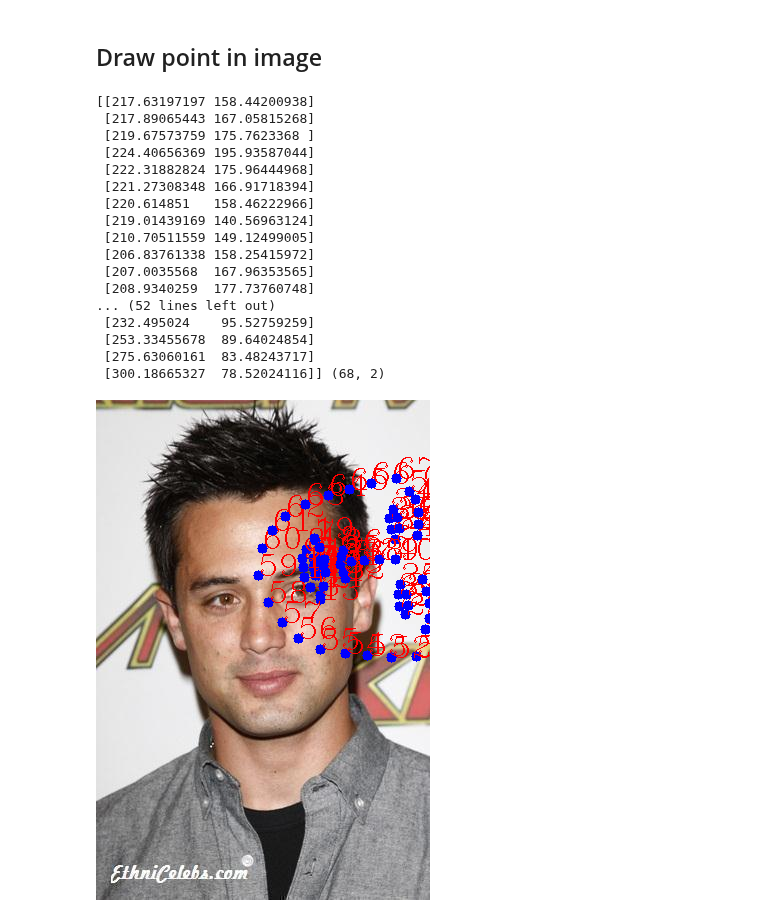
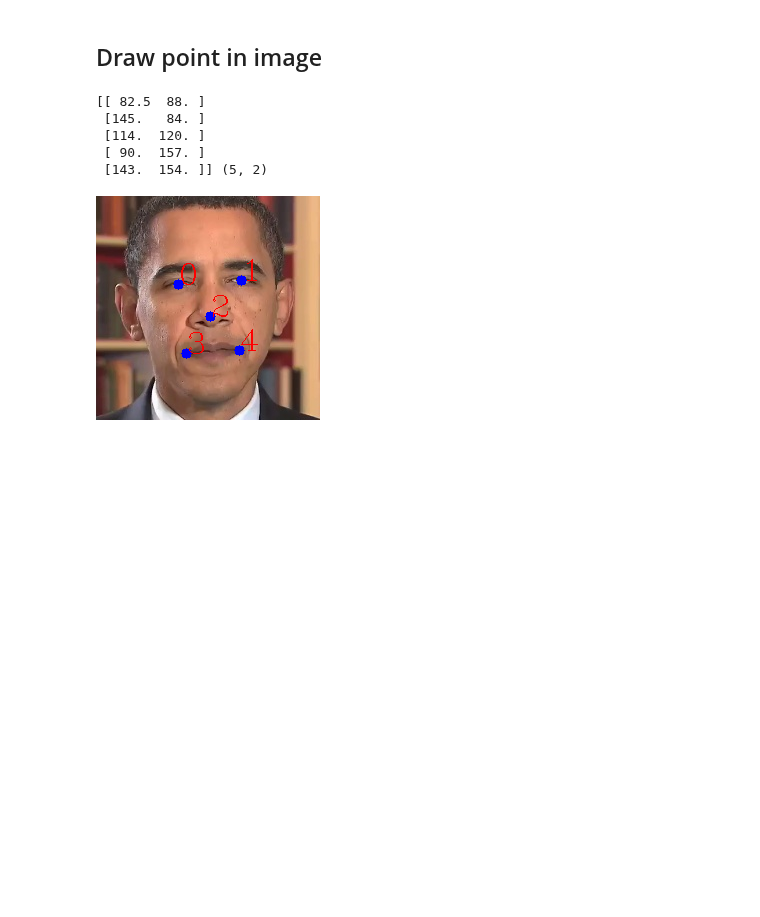
Before and after one commit to zhanghm1995/programming-learning-examples, a Jupyter notebook: OpenCV_learning/scripts/draw_utils.ipynb, the cells around one changed output. Drawn from its saved outputs; the diff is of its cells as text; code cells hidden in the pictures; blank space fills up the shorter version.

```diff
--- a/OpenCV_learning/scripts/draw_utils.ipynb
+++ b/OpenCV_learning/scripts/draw_utils.ipynb
@@ -34,41 +34,34 @@ def draw_landmarks(img, landmark):
 # %%
 image_path = "/home/haimingzhang/Research/Face/Deep3DFaceReconstruction/input/vd025.png"
 landmark_path = "/home/haimingzhang/Research/Face/Deep3DFaceReconstruction/input/vd025.txt"
 
 image_path = "/home/haimingzhang/Research/Programming/cv-fighter/face_fighter/gangqiang-2-512x512/000001.jpg"
 landmark_path = "/home/haimingzhang/Research/Programming/cv-fighter/face_fighter/gangqiang-2-512x512/000001.txt"
 
 image_path = "/home/haimingzhang/Research/Deep3DFaceRecon_pytorch/datasets/examples/000002.jpg"
 landmark_path = "/home/haimingzhang/Research/Deep3DFaceRecon_pytorch/datasets/examples/detections/000002.txt"
 
 image_path = "/home/haimingzhang/Research/Deep3DFaceRecon_pytorch/datasets/examples/000007.jpg"
 landmark_path = "/home/haimingzhang/Research/Deep3DFaceRecon_pytorch/datasets/examples/landmarks/000007.txt"
 
+image_path = "/home/haimingzhang/Research/Face/FaceFormer/FaceFormer/data/id00002/obama_weekly_003/face_image/000000.jpg"
+landmark_path = "/home/haimingzhang/Research/Face/FaceFormer/FaceFormer/data/id00002/obama_weekly_003/face_image/000000.txt"
+
+# image_path = "/home/haimingzhang/Research/Face/Deep3DFaceRecon_pytorch/datasets/examples/vd025.png"
+# landmark_path = "/home/haimingzhang/Research/Face/Deep3DFaceRecon_pytorch/datasets/examples/detections/vd025.txt"
+
 img_src = cv2.imread(image_path)
 # display(Image.fromarray(img_src[..., ::-1]))
 
-
-landmarks = np.loadtxt(landmark_path)[::-1, :]
+landmarks = np.loadtxt(landmark_path)
 print(landmarks, landmarks.shape)
 
 draw_points(img_src, landmarks)
 display(Image.fromarray(img_src[..., ::-1]))
 # %% [output]
-[[217.63197197 158.44200938]
- [217.89065443 167.05815268]
- [219.67573759 175.7623368 ]
- [224.40656369 195.93587044]
- [222.31882824 175.96444968]
- [221.27308348 166.91718394]
- [220.614851   158.46222966]
- [219.01439169 140.56963124]
- [210.70511559 149.12499005]
- [206.83761338 158.25415972]
- [207.0035568  167.96353565]
- [208.9340259  177.73760748]
-... (52 lines left out)
- [232.495024    95.52759259]
- [253.33455678  89.64024854]
- [275.63060161  83.48243717]
- [300.18665327  78.52024116]] (68, 2)
+[[ 82.5  88. ]
+ [145.   84. ]
+ [114.  120. ]
+ [ 90.  157. ]
+ [143.  154. ]] (5, 2)
-[figure, old version]
+[figure, new version]
```
Also changed, not shown: 10 other files.
